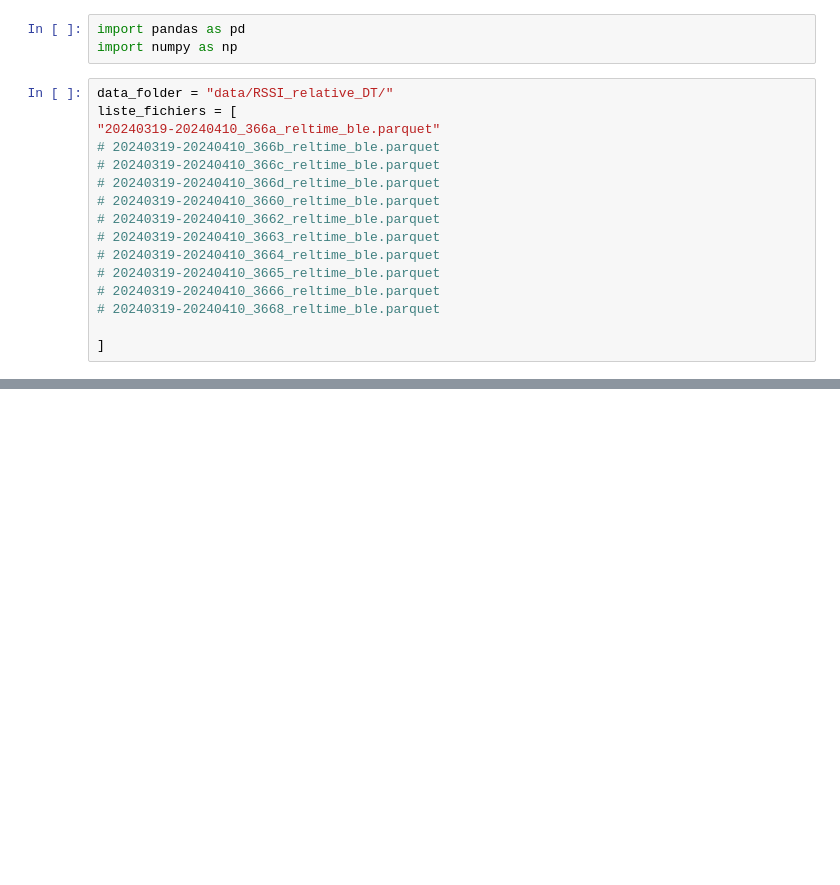
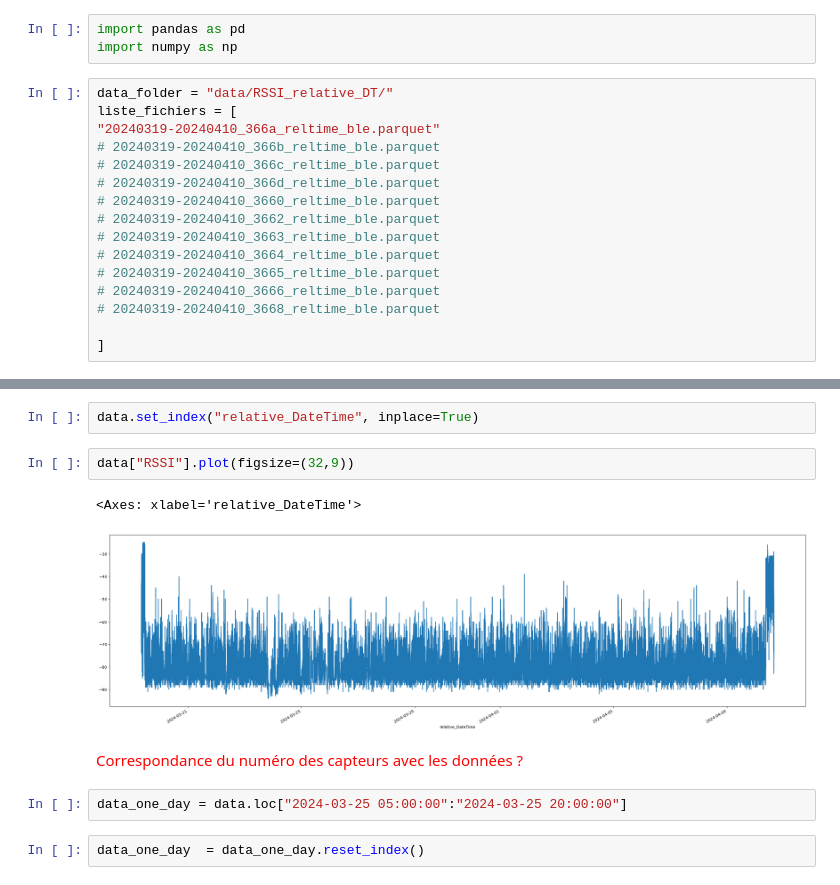
Before and after one commit to J-ally/TRACE_IODAA, a Jupyter notebook: Premiere_analyse.ipynb, the cells around one changed output, grey strips where cells are left out. Cells and saved outputs as stored; diff of their text form; blank space fills up the shorter version.

```diff
--- a/Premiere_analyse.ipynb
+++ b/Premiere_analyse.ipynb
@@ -23,0 +38,13 @@ FileNotFoundError: [Errno 2] No such file or directory: 'data/20240319-20240410_
+# %%
+data.set_index("relative_DateTime", inplace=True)
+# %%
+data["RSSI"].plot(figsize=(32,9))
+# %% [output]
+<Axes: xlabel='relative_DateTime'>
+[figure, added]
+# %% [markdown]
+<span style="color : red">Correspondance du numéro des capteurs avec les données ?
+# %%
+data_one_day = data.loc["2024-03-25 05:00:00":"2024-03-25 20:00:00"]
+# %%
+data_one_day  = data_one_day.reset_index()
```
Also changed, not shown: parts of 10 cells of this notebook, 3 other files.
